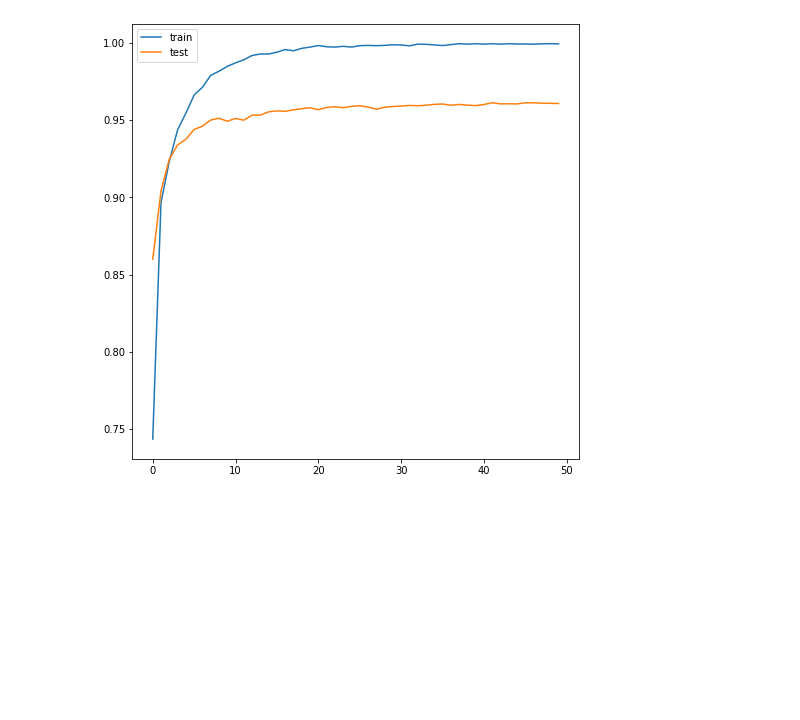
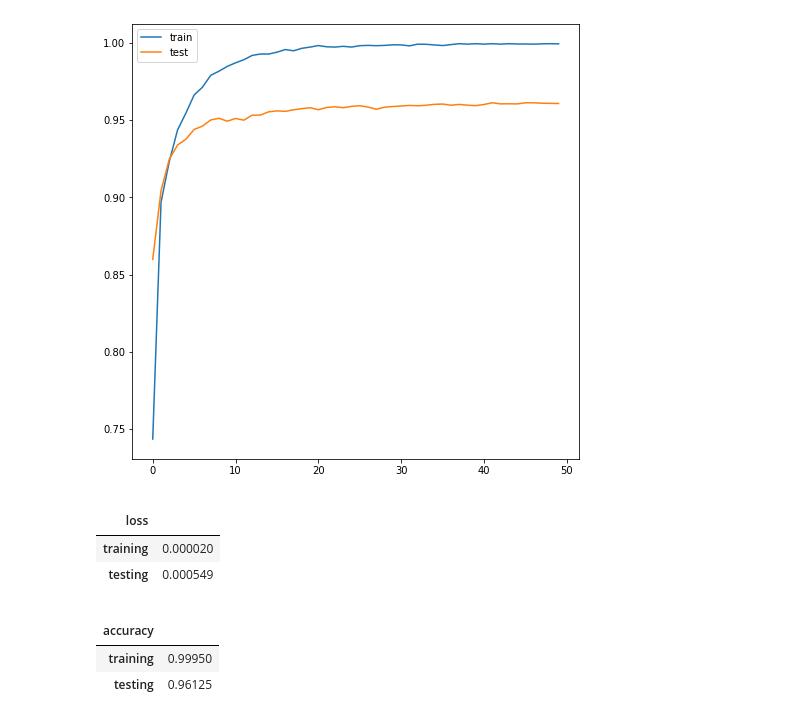
Before and after one commit to nh7881/machine_learning_project_class, a Jupyter notebook: exercise_10/assignment_10.ipynb, the cells around one changed output. Drawn from its saved outputs; the diff is of its cells as text; code cells hidden in the pictures; blank space fills up the shorter version.

```diff
--- a/exercise_10/assignment_10.ipynb
+++ b/exercise_10/assignment_10.ipynb
@@ -131,6 +122,11 @@ Train Epoch: 48 Loss: 0.000026 Correct: 9995 ACC: 0.9995
 Test Loss: 0.003228 Correct: 57653, ACC : 0.9608833333333333
 Train Epoch: 49 Loss: 0.000480 Correct: 9994 ACC: 0.9994
 Test Loss: 0.003900 Correct: 57645, ACC : 0.96075
+# %%
+loss = min(losses)
+test_loss = min(test_losses)
+acc = max(accuracies)
+test_acc = max(test_accuracies)
 # %%
 x = np.arange(epoch_num)
 plt.figure(figsize=(8,8))
@@ -149,3 +145,21 @@ plt.legend(['train','test'])
 plt.show()
 # %% [output]
 [figure]
+# %%
+loss_df = pandas.DataFrame({'loss' : ['training','testing'], '':[loss,test_loss]})
+loss_df = loss_df.set_index('loss')
+loss_df
+# %% [output]
+|  |  |
+| loss |  |
+| training | 0.000020 |
+| testing | 0.000549 |
+# %%
+acc_df = pandas.DataFrame({'accuracy' : ['training','testing'], '':[acc,test_acc]})
+acc_df = acc_df.set_index('accuracy')
+acc_df
+# %% [output]
+|  |  |
+| accuracy |  |
+| training | 0.99950 |
+| testing | 0.96125 |
```
Also changed, not shown: parts of 2 cells of this notebook.
